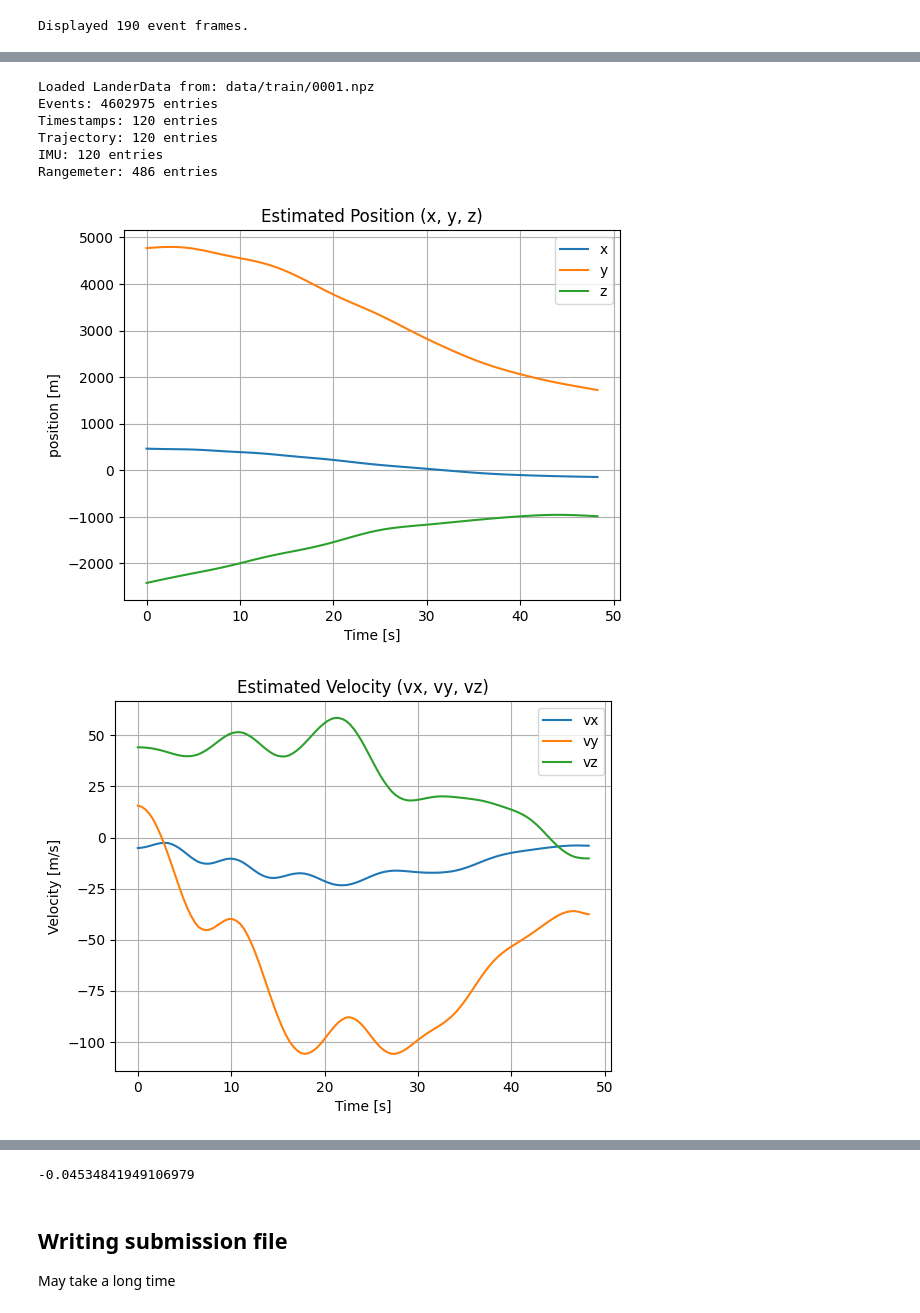
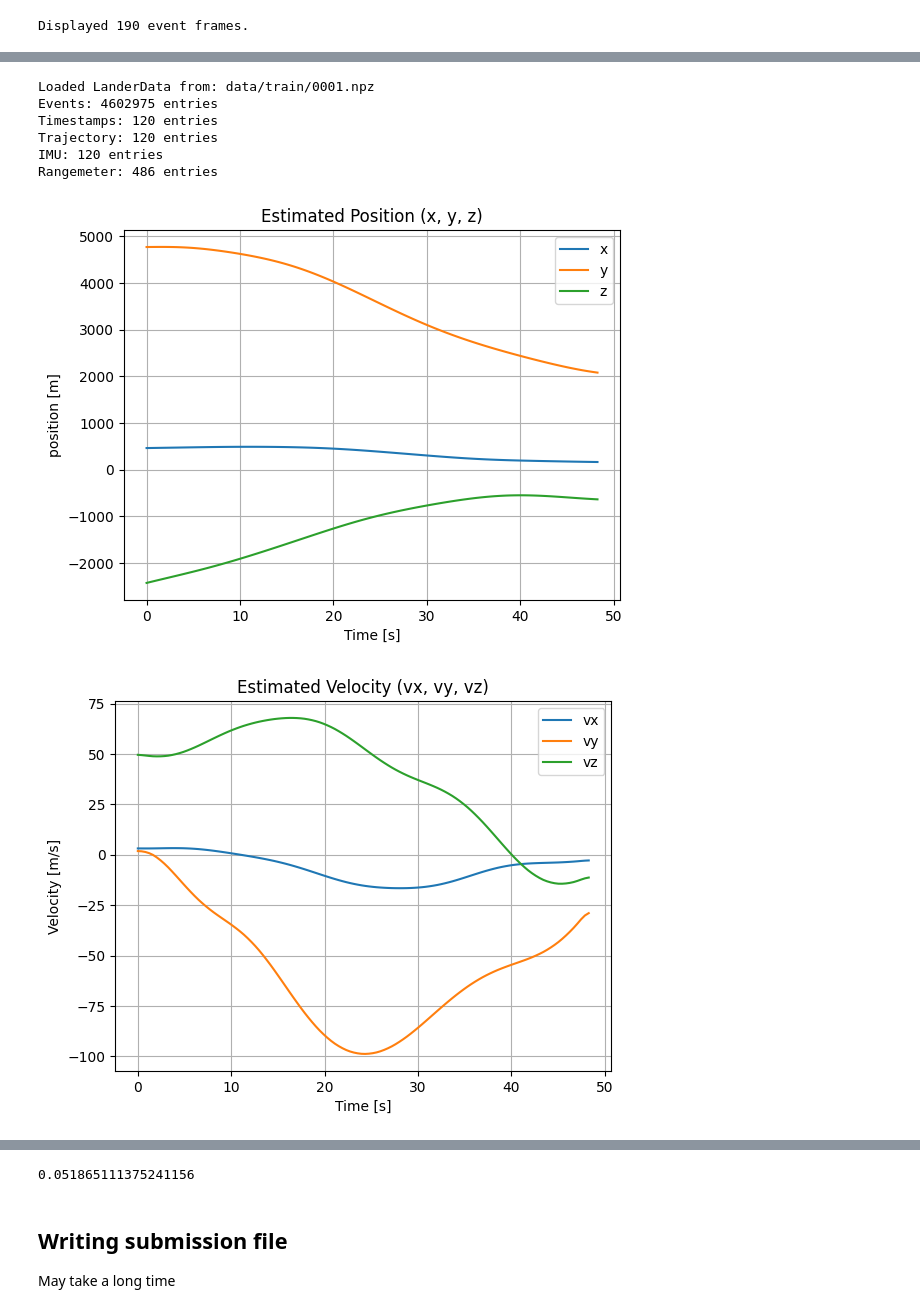
Before and after one commit to jrosa02/ZAW-Projekt, a Jupyter notebook: main.ipynb, the cells around one changed output, grey strips where cells are left out. Saved outputs shown, nothing was run; the diff lists cells and outputs as text; code cells hidden in the pictures.

```diff
--- a/main.ipynb
+++ b/main.ipynb
@@ -75,29 +77,33 @@ To są wartości ogniskowych dla różnych soczewek na podstawie FOV z dokumenta
 # %%
 from trajEstimaton import TrajEstimator
 
-params = [3.330e02, 2.770e02, 100, 100, 1.86236316, 0.53]  # cx i cy raczej ustawmy na sztywno na 100 bez uwzględniania w optymalizowaniu, fy jest nieużywane - też lepiej nie uwzględniać
+params = [3.330e02, 2.770e02, 100, 100, 1.86236316, 0.53]
+# cx i cy raczej ustawmy na sztywno na 100 bez uwzględniania w optymalizowaniu, fy jest nieużywane - też lepiej nie uwzględniać
+# Jakbyś miał jeszcze odpalać tę optymalizację, to możesz dodać do niej jeszcze TrajEstimator(output_filter_cotoff) w zakresie powiedzmy od 0.04 do 0.3
 estimator = TrajEstimator(
     "data/train/0001.npz",
     filter_output_pose=True,
     fx=params[0],
     fy=params[1],
     cx=params[2],
     cy=params[3],
     vertical_scaling_factor=params[4],
+    output_filter_cutoff=0.07,
 )
 estimator.summary()
+# estimator.display_event_frames()
 cost = estimator.process_event_frames(tau=params[5])
 estimator.plot_estimated_trajectory()
 estimator.compare_trajectory()
 estimator.save_result()
 
 print(cost)  # Albo tak: print(estimator.pos_cost), albo print(estimator.pos_cost_fun())
 # %% [output]
 Loaded LanderData from: data/train/0001.npz
 Events: 4602975 entries
 Timestamps: 120 entries
 Trajectory: 120 entries
 IMU: 120 entries
 Rangemeter: 486 entries
-[figure, old version]
+[figure, new version]
-[figure, old version]
+[figure, new version]
@@ -106 +112 @@ Rangemeter: 486 entries
--0.04534841949106979
+0.051865111375241156
```
Also changed, not shown: parts of 7 cells of this notebook, 2 other files.
